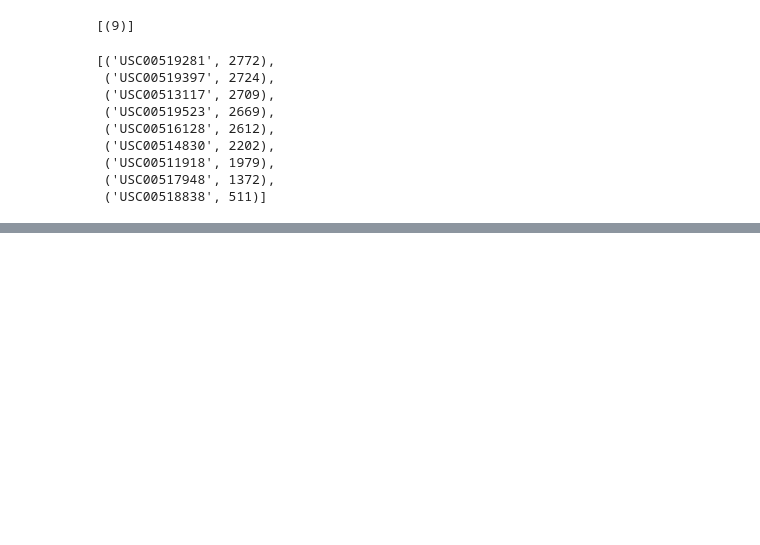
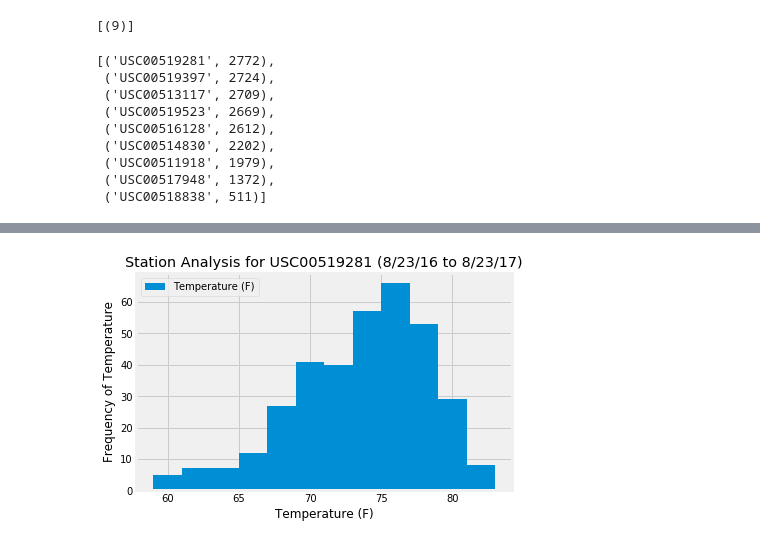
Before and after one commit to erikarberry/sqlalchemy-challenge, a Jupyter notebook: climate_HI.ipynb, the cells around one changed output, grey strips where cells are left out. Drawn from its saved outputs; the diff is of its cells as text; code cells hidden in the pictures; blank space fills up the shorter version.

```diff
--- a/climate_HI.ipynb
+++ b/climate_HI.ipynb
@@ -140,3 +149,6 @@ station_listf
 # %%
-# Choose the station with the highest number of temperature observations.
 # Query the last 12 months of temperature observation data for this station and plot the results as a histogram
+temps_519281 = session.query(Measurement.tobs).filter(Measurement.station=='USC00519281').\
+    filter(Measurement.date >= last_date).order_by(Measurement.date.desc()).all()
+temps_519281_df = pd.DataFrame(temps_519281, columns=['Temperature (F)'])
+temps_519281_df.head()
@@ -143,3 +162,14 @@ station_listf
+# %%
+# Query the last 12 months of temperature observation data for this station and plot the results as a histogram
+plt.hist(temps_519281_df["Temperature (F)"], bins=12)
+plt.xlabel("Temperature (F)")
+plt.ylabel("Frequency of Temperature")
+plt.title("Station Analysis for USC00519281 (8/23/16 to 8/23/17)")
+plt.legend(["Temperature (F)"])
+plt.savefig("output/FrequencyofTemps.png")
+plt.show()
+# %% [output]
+[figure, added]
 # %%
 # This function called `calc_temps` will accept start date and end date in the format '%Y-%m-%d'
 # and return the minimum, average, and maximum temperatures for that range of dates
```
Also changed, not shown: parts of 7 cells of this notebook, 2 other files.
